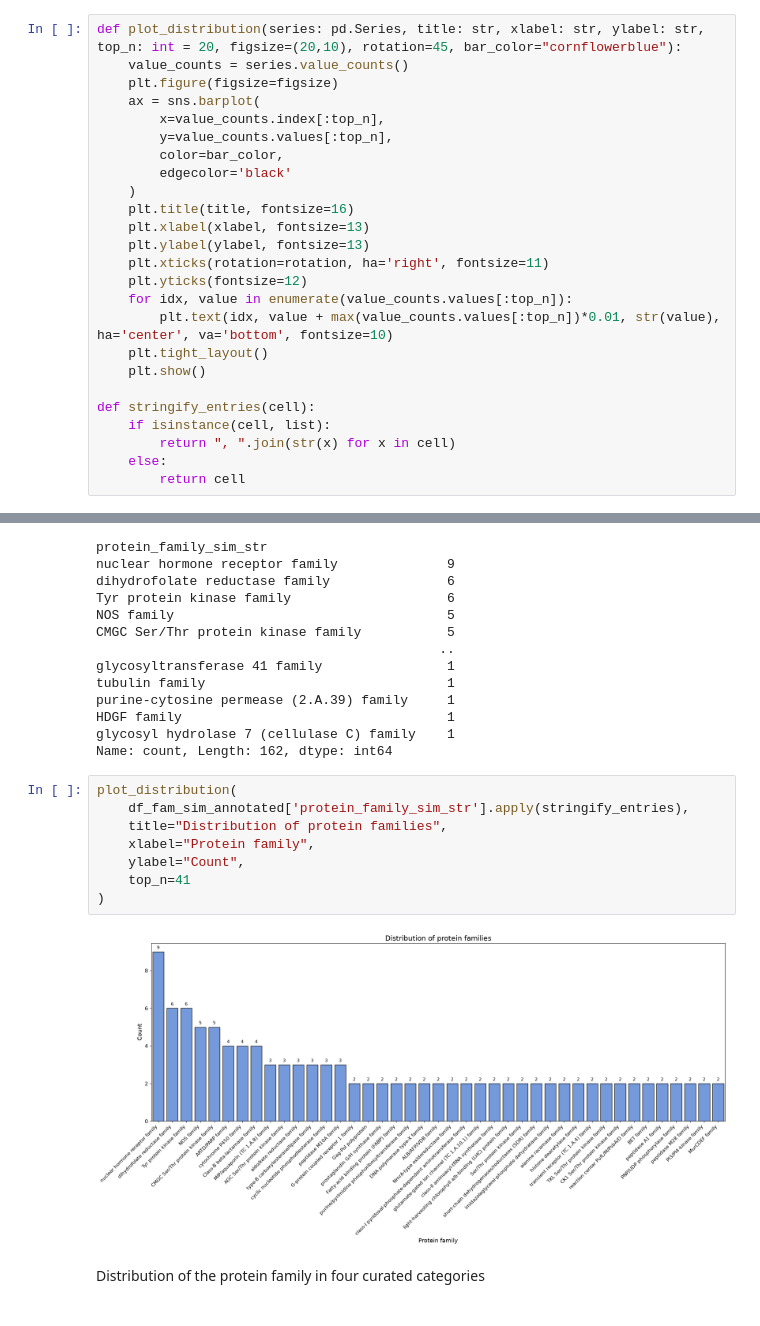
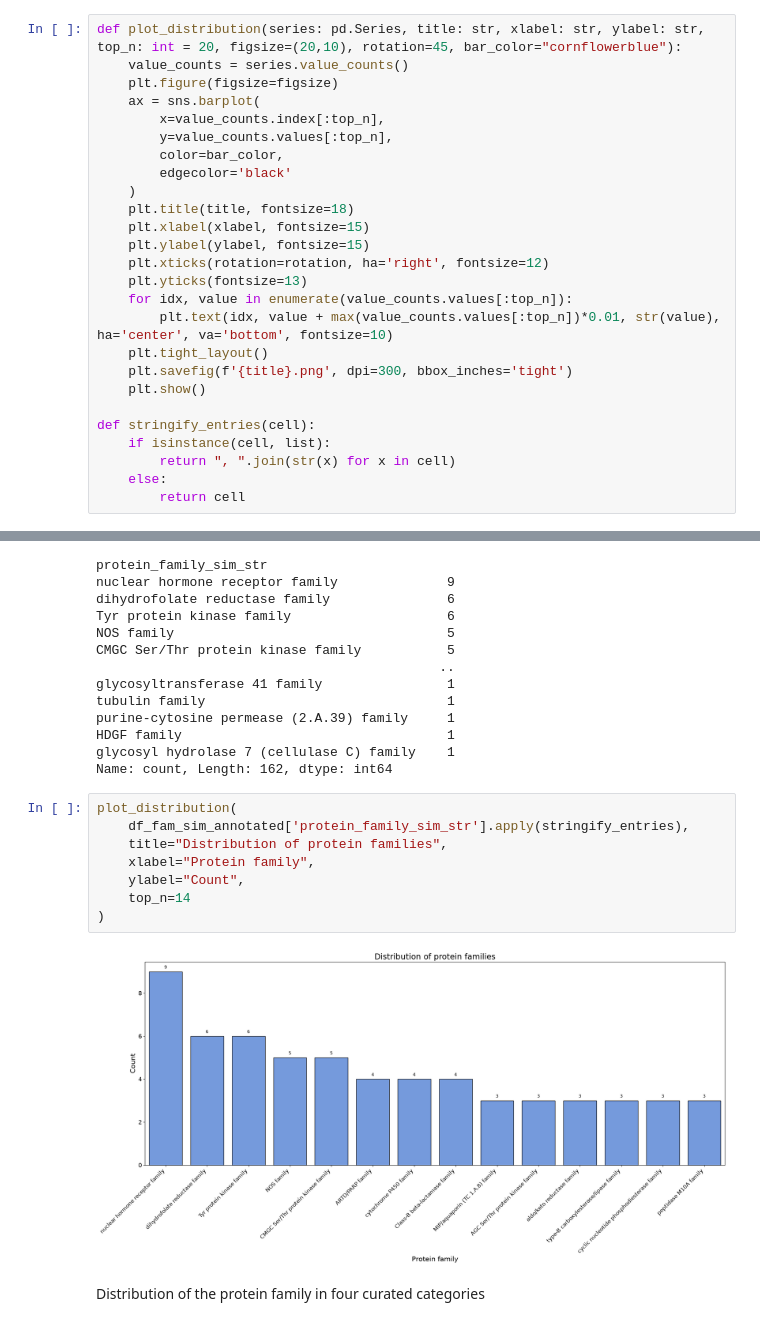
Before and after one commit to comp3d-vienna/Enantiomer_categorization_pipeline, a Jupyter notebook: Notebooks/chemical_space_visualization.ipynb, the cells around one changed output, grey strips where cells are left out. Cells and saved outputs as stored; diff of their text form.

```diff
--- a/Notebooks/chemical_space_visualization.ipynb
+++ b/Notebooks/chemical_space_visualization.ipynb
@@ -23,14 +23,15 @@ def plot_distribution(series: pd.Series, title: str, xlabel: str, ylabel: str, t
         color=bar_color,
         edgecolor='black'
     )
-    plt.title(title, fontsize=16)
-    plt.xlabel(xlabel, fontsize=13)
-    plt.ylabel(ylabel, fontsize=13)
-    plt.xticks(rotation=rotation, ha='right', fontsize=11)
-    plt.yticks(fontsize=12)
+    plt.title(title, fontsize=18)
+    plt.xlabel(xlabel, fontsize=15)
+    plt.ylabel(ylabel, fontsize=15)
+    plt.xticks(rotation=rotation, ha='right', fontsize=12)
+    plt.yticks(fontsize=13)
     for idx, value in enumerate(value_counts.values[:top_n]):
         plt.text(idx, value + max(value_counts.values[:top_n])*0.01, str(value), ha='center', va='bottom', fontsize=10)
     plt.tight_layout()
+    plt.savefig(f'{title}.png', dpi=300, bbox_inches='tight')
     plt.show()
 
 def stringify_entries(cell):
@@ -65,13 +66,13 @@ Name: count, Length: 162, dtype: int64
 # %%
 plot_distribution(
     df_fam_sim_annotated['protein_family_sim_str'].apply(stringify_entries),
     title="Distribution of protein families",
     xlabel="Protein family",
     ylabel="Count",
-    top_n=41
+    top_n=14
 )
 # %% [output]
-[figure, old version]
+[figure, new version]
 # %% [markdown]
 Distribution of the protein family in four curated categories
 # %%
```
Also changed, not shown: parts of 11 cells of this notebook.
